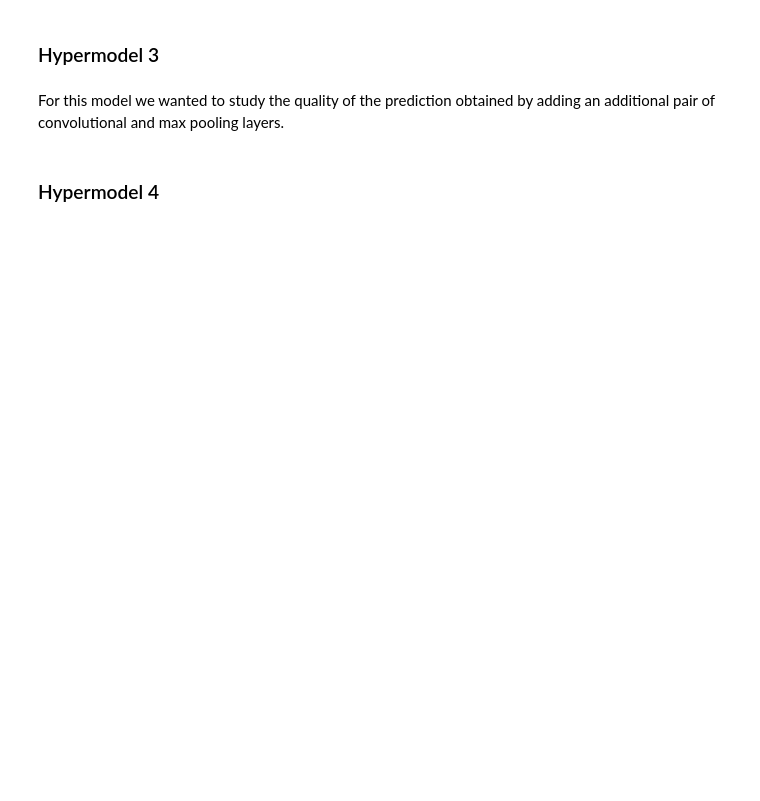
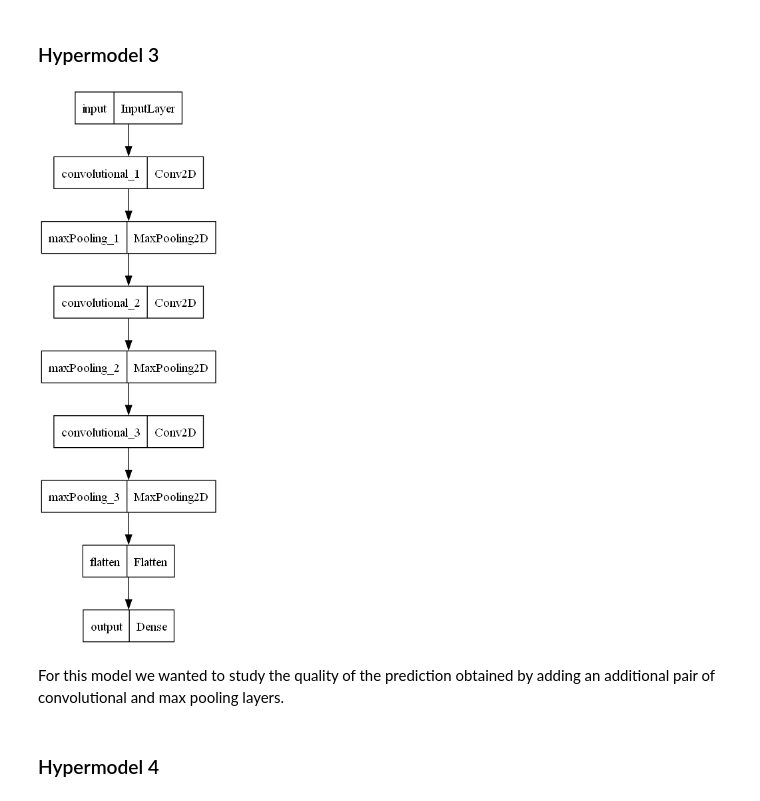
Before and after one commit to LuciaMellini/NNmuffinsChihuahuas, a Jupyter notebook: project.ipynb, the cells around one changed output. Cells and saved outputs as stored; diff of their text form; code cells hidden in the pictures; blank space fills up the shorter version.

```diff
--- a/project.ipynb
+++ b/project.ipynb
@@ -330,7 +289,9 @@ class HyperModel_3(kt.HyperModel):
 
         return model
 # %%
-# display_hypermodel(HyperModel_3, 'hypermodel_3')
+display_hypermodel(HyperModel_3, 'hypermodel_3')
+# %% [output]
+[figure, added]
 # %% [markdown]
 For this model we wanted to study the quality of the prediction obtained by adding an additional pair of convolutional and max pooling layers.
 # %% [markdown]
```
Also changed, not shown: parts of 39 cells of this notebook.
